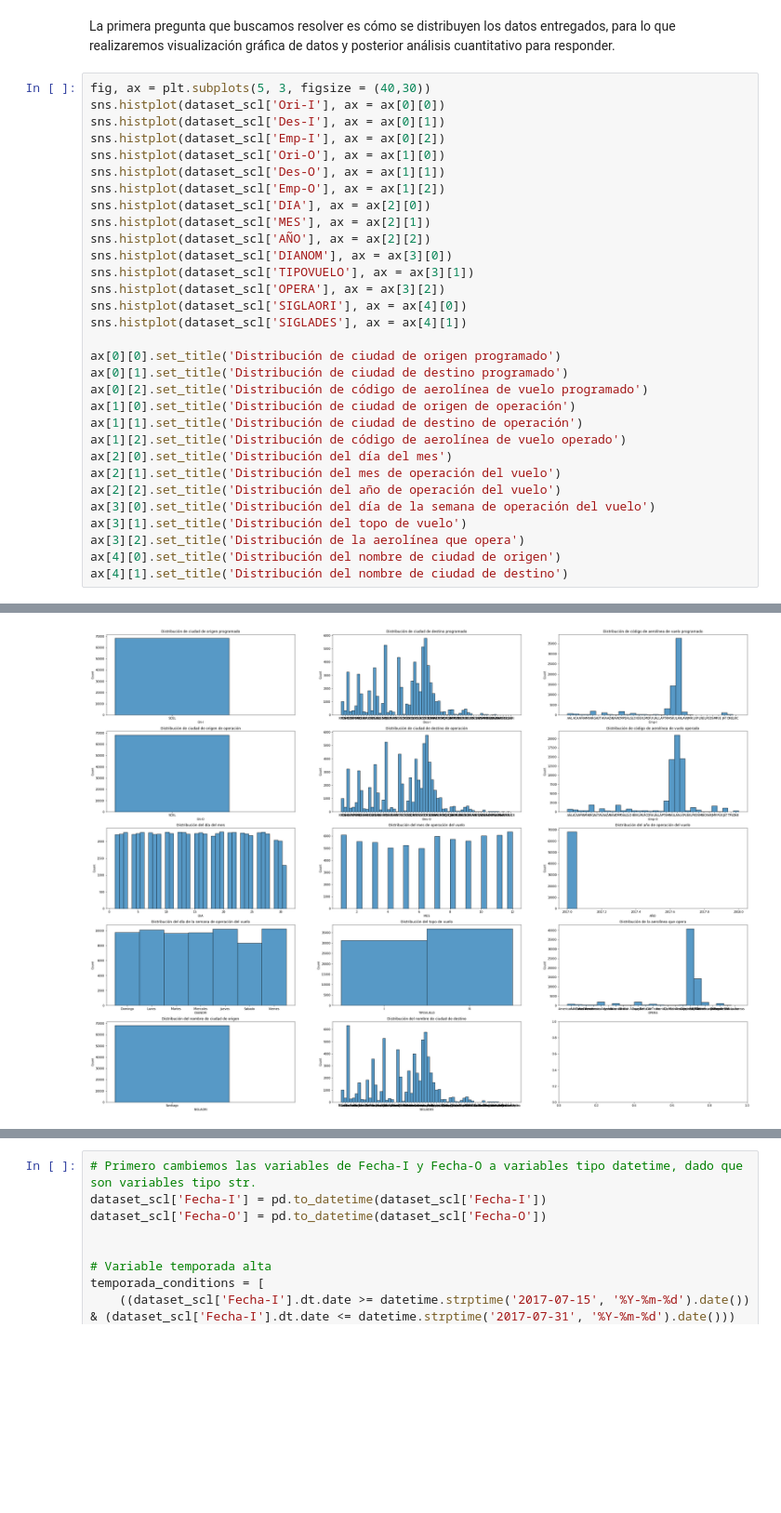
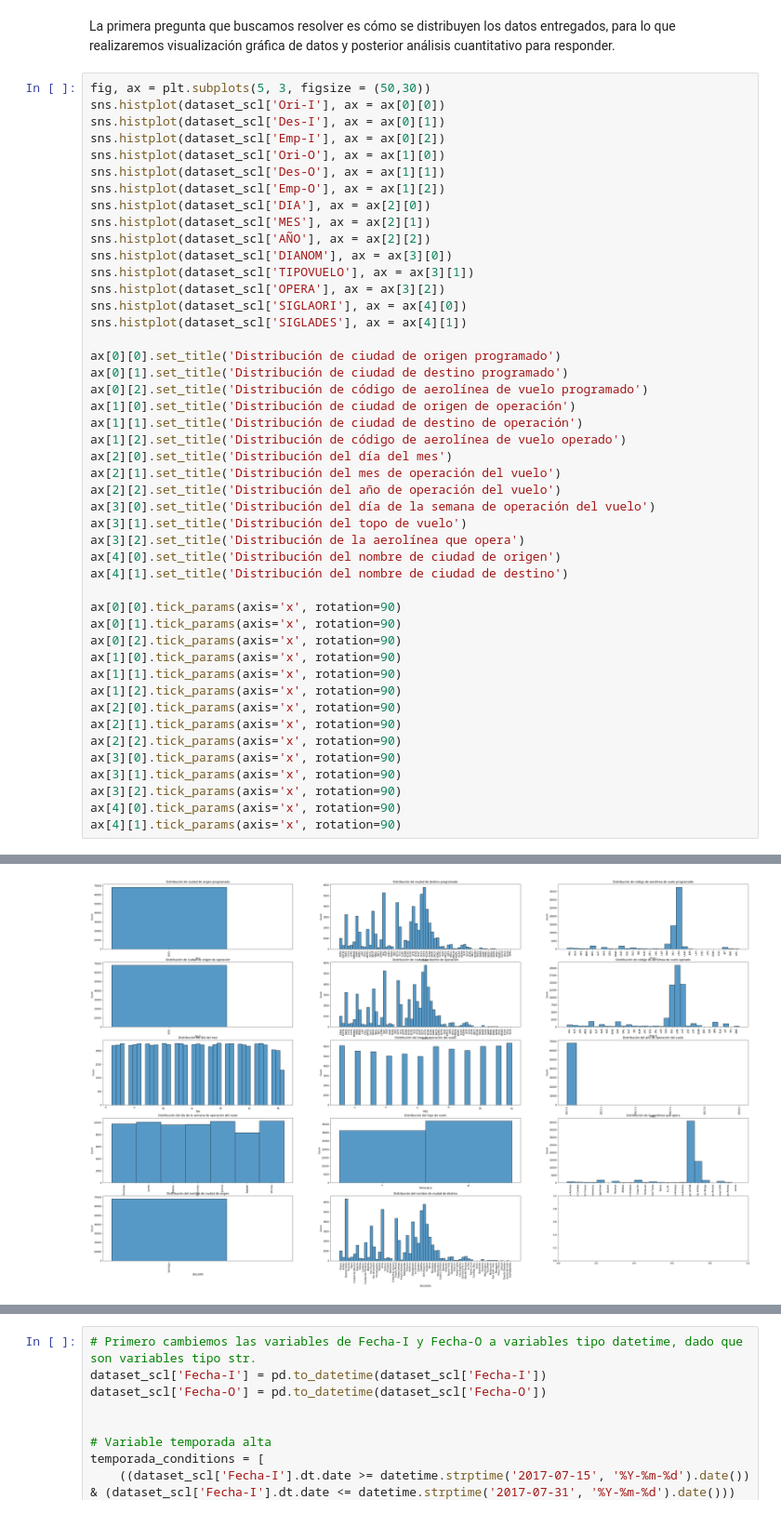
Before and after one commit to JaviviFMB/challenge-datascientist, a Jupyter notebook: solution.ipynb, the cells around one changed output, grey strips where cells are left out. Shown at 93% size. Drawn from its saved outputs; the diff is of its cells as text; blank space fills up the shorter version.

```diff
--- a/solution.ipynb
+++ b/solution.ipynb
@@ -33,7 +33,7 @@ dataset_scl.head()
 # %% [markdown]
 La primera pregunta que buscamos resolver es cómo se distribuyen los datos entregados, para lo que realizaremos visualización gráfica de datos y posterior análisis cuantitativo para responder.
 # %%
-fig, ax = plt.subplots(5, 3, figsize = (40,30))
+fig, ax = plt.subplots(5, 3, figsize = (50,30))
 sns.histplot(dataset_scl['Ori-I'], ax = ax[0][0])
 sns.histplot(dataset_scl['Des-I'], ax = ax[0][1])
 sns.histplot(dataset_scl['Emp-I'], ax = ax[0][2])
@@ -63,4 +63,19 @@ ax[3][1].set_title('Distribución del topo de vuelo')
 ax[3][2].set_title('Distribución de la aerolínea que opera')
 ax[4][0].set_title('Distribución del nombre de ciudad de origen')
 ax[4][1].set_title('Distribución del nombre de ciudad de destino')
+
+ax[0][0].tick_params(axis='x', rotation=90)
+ax[0][1].tick_params(axis='x', rotation=90)
+ax[0][2].tick_params(axis='x', rotation=90)
+ax[1][0].tick_params(axis='x', rotation=90)
+ax[1][1].tick_params(axis='x', rotation=90)
+ax[1][2].tick_params(axis='x', rotation=90)
+ax[2][0].tick_params(axis='x', rotation=90)
+ax[2][1].tick_params(axis='x', rotation=90)
+ax[2][2].tick_params(axis='x', rotation=90)
+ax[3][0].tick_params(axis='x', rotation=90)
+ax[3][1].tick_params(axis='x', rotation=90)
+ax[3][2].tick_params(axis='x', rotation=90)
+ax[4][0].tick_params(axis='x', rotation=90)
+ax[4][1].tick_params(axis='x', rotation=90)
 # %% [output]
@@ -68 +82 @@ Text(0.5, 1.0, 'Distribución del nombre de ciudad de destino')
-[figure, old version]
+[figure, new version]
```
Also changed, not shown: parts of 5 cells of this notebook.
